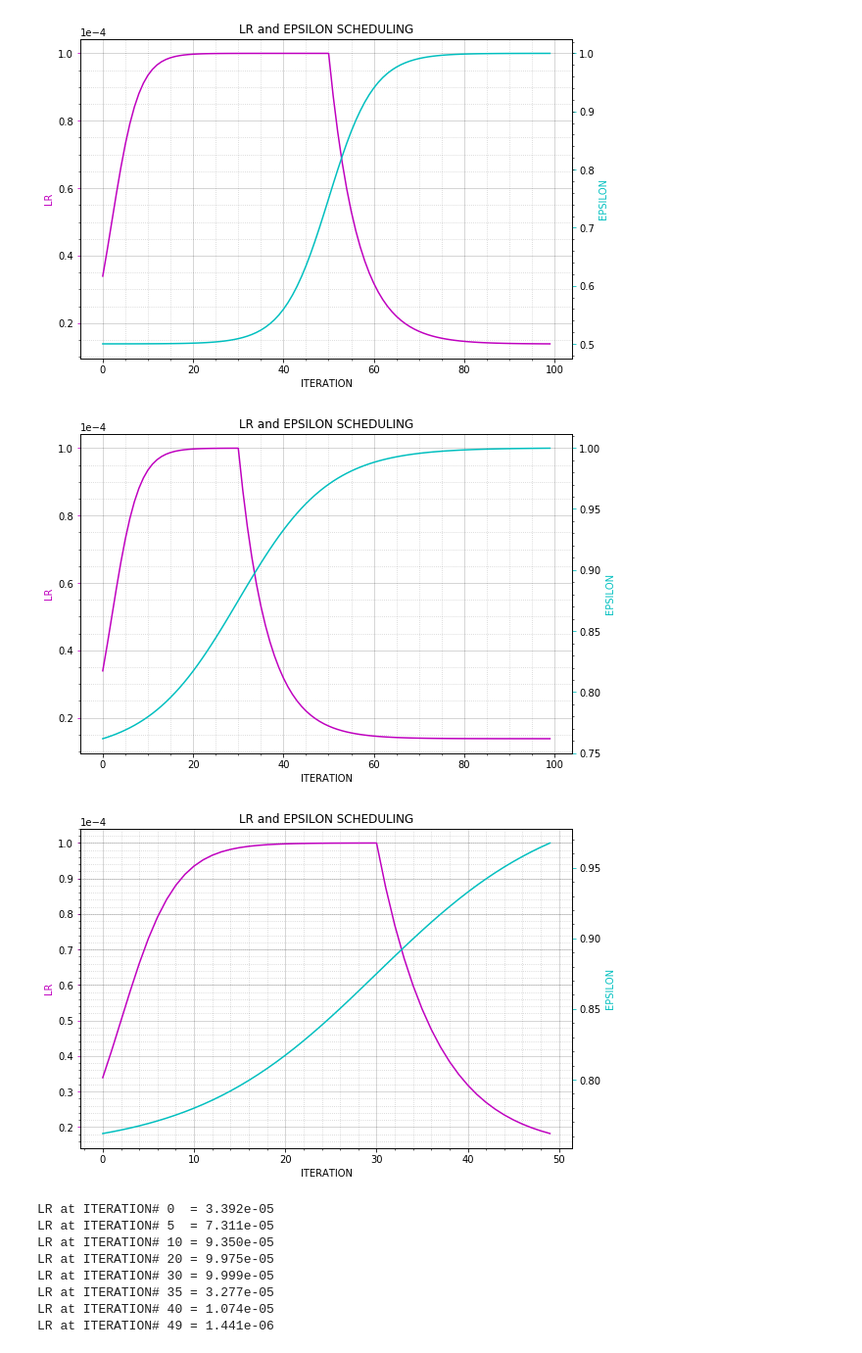
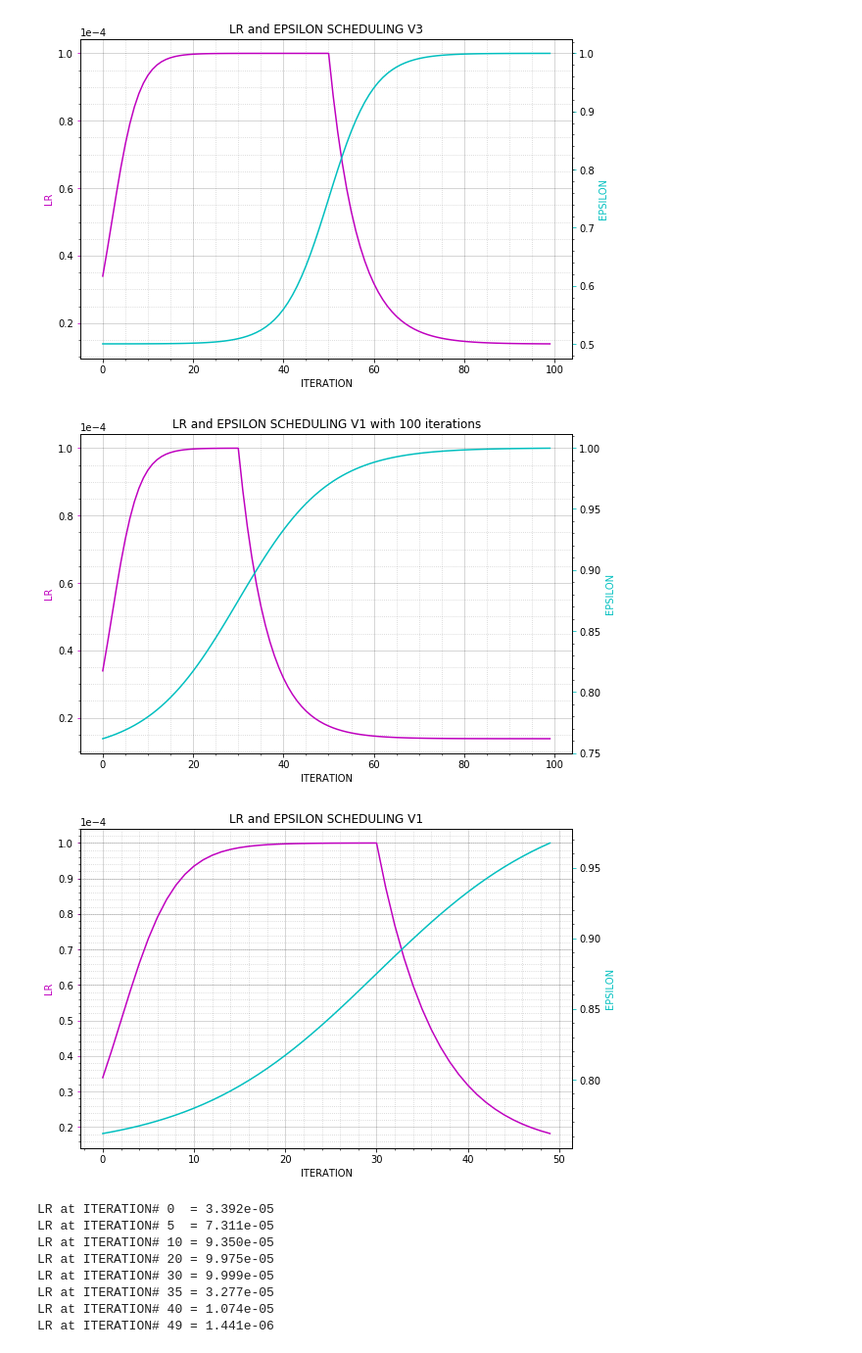
Before and after one commit to 5mali/no_spark, a Jupyter notebook: Graphs.ipynb, the cells around one changed output. Shown: that part at 98% size. Cells and saved outputs as stored; diff of their text form; code cells hidden in the pictures.

```diff
--- a/Graphs.ipynb
+++ b/Graphs.ipynb
@@ -90,7 +90,7 @@ for iteration in np.arange(0,100):
 fig = plt.figure(figsize=(9,6))
 
 ax = fig.add_subplot(111)
-ax.set_title("LR and EPSILON SCHEDULING")
+ax.set_title("LR and EPSILON SCHEDULING V3")
 ax.set_xlabel("ITERATION")
 ax.set_ylabel("LR",      color = 'm')
 ax.plot(lr_rec,          color = 'm')
@@ -115,7 +115,7 @@ ax_.plot(e_rec,           color = 'c')
 
 plt.show()
 # %% [output]
-[figure, old version]
+[figure, new version]
 # %%
 #LEARNING RATE VS EPSILON VERSION 1 with 100 iterations
 
@@ -139,35 +139,35 @@ for iteration in np.arange(0,100):
     e =  e_start + (1-e_start)/(1 + np.exp(-(iteration-e_inflection_point)/e_slope))
     e_rec= np.append(e_rec,e)
 
 fig = plt.figure(figsize=(9,6))
 
 ax = fig.add_subplot(111)
-ax.set_title("LR and EPSILON SCHEDULING")
+ax.set_title("LR and EPSILON SCHEDULING V1 with 100 iterations")
 ax.set_xlabel("ITERATION")
 ax.set_ylabel("LR",      color = 'm')
 ax.plot(lr_rec,          color = 'm')
 ax.tick_params(axis='y', color = 'm')
 ax.ticklabel_format(style='sci', axis='y', scilimits=(-6,-7), color='m')
 ax.minorticks_on()
 
 ax.set_axisbelow(True)
 
 ax.grid(b=True, which='minor', linestyle=':',  color='k', alpha = 0.2)
 ax.grid(b=True, which='major', linestyle='-',  color='k', alpha = 0.2)
 
 
 ax_ = ax.twinx()
 ax_.set_ylabel("EPSILON", color = 'c')
 ax_.tick_params(axis='y', color = 'c')
 ax_.set_axisbelow(True)
 ax_.minorticks_on()
 ax_.plot(e_rec,           color = 'c')
 
 
 
 plt.show()
 # %% [output]
-[figure, old version]
+[figure, new version]
 # %%
 #LEARNING RATE VS EPSILON VERSION 1
 lr_rec = []
@@ -193,7 +193,7 @@ for iteration in np.arange(0,50):
 fig = plt.figure(figsize=(9,6))
 
 ax = fig.add_subplot(111)
-ax.set_title("LR and EPSILON SCHEDULING")
+ax.set_title("LR and EPSILON SCHEDULING V1")
 ax.set_xlabel("ITERATION")
 ax.set_ylabel("LR",      color = 'm')
 ax.plot(lr_rec,          color = 'm')
@@ -218,7 +218,7 @@ ax_.plot(e_rec,           color = 'c')
 
 plt.show()
 # %% [output]
-[figure, old version]
+[figure, new version]
 # %%
 #LEARNING RATE SCHEDULING INCREASING THEN DECREASING
 lr_rec = []
```
Also changed, not shown: parts of 4 cells of this notebook, 12 other files.
